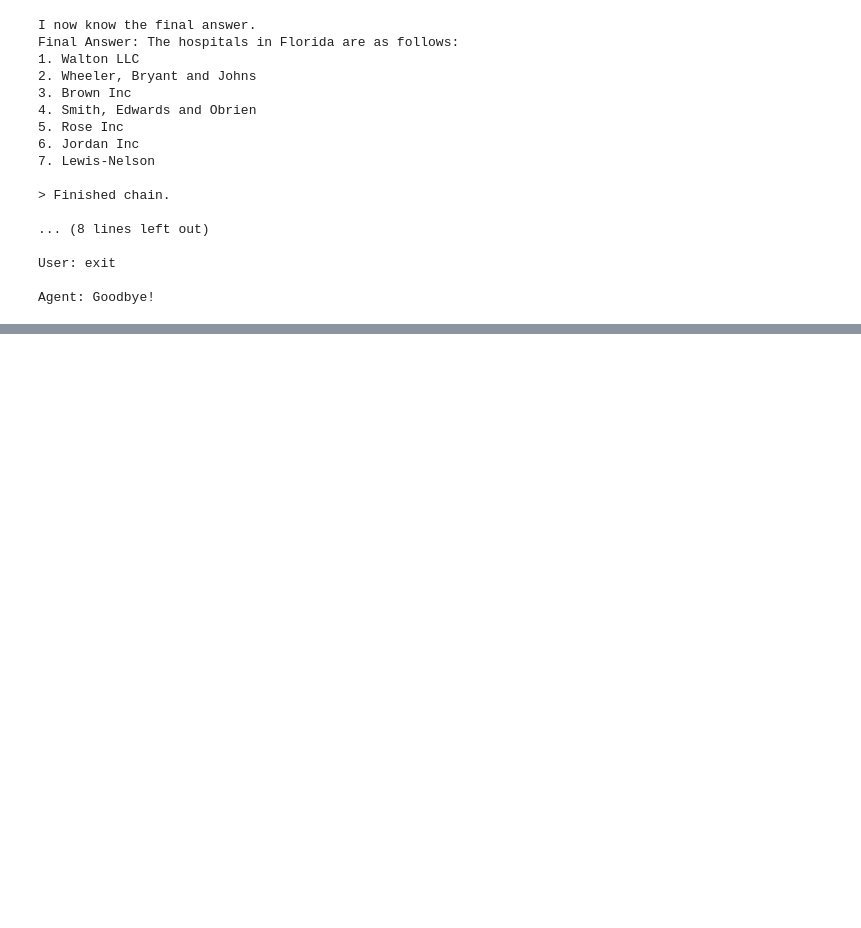
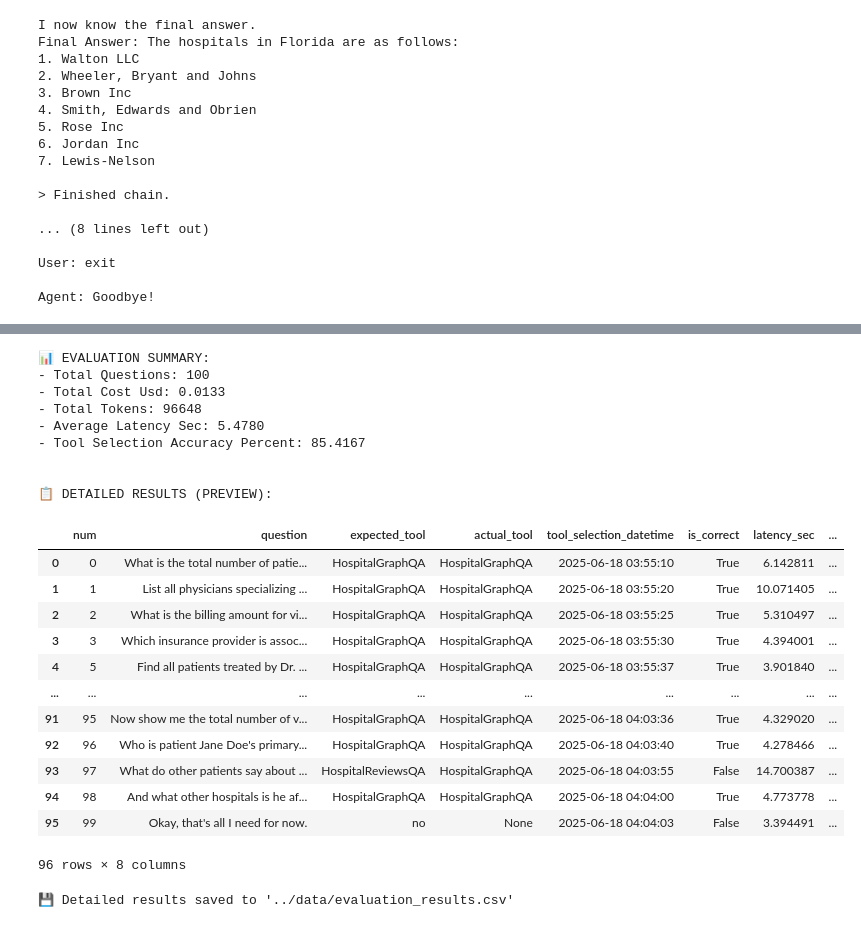
Before and after one commit to vansy1511/vansy-f8a-genai-test, a Jupyter notebook: src/vansy_f8a_genai_test/a03_rag_and_reasoning_frameworks_tutorial/assets/code/react_agent_chatbot.ipynb, the cells around one changed output, grey strips where cells are left out. Cells and saved outputs as stored; diff of their text form; code cells hidden in the pictures; blank space fills up the shorter version.

Commit message:
add module evaluation agent and use it in the notebook

```diff
--- a/src/vansy_f8a_genai_test/a03_rag_and_reasoning_frameworks_tutorial/assets/code/react_agent_chatbot.ipynb
+++ b/src/vansy_f8a_genai_test/a03_rag_and_reasoning_frameworks_tutorial/assets/code/react_agent_chatbot.ipynb
@@ -369,0 +317,4 @@ action.tool
+# %%
+csv_filepath = "../data/evaluation_data.csv"
+# %%
+summary, details_df = evaluate_agent(agent_executor, csv_filepath)
@@ -369,0 +527,40 @@ action.tool
+# %%
+if summary:
+    print("\n\n📊 EVALUATION SUMMARY:")
+    for key, value in summary.items():
+        if isinstance(value, float):
+            print(f"- {key.replace('_', ' ').title()}: {value:.4f}")
+        else:
+            print(f"- {key.replace('_', ' ').title()}: {value}")
+
+    print("\n\n📋 DETAILED RESULTS (PREVIEW):")
+    display(details_df)
+
+    # NEW: Save the detailed results DataFrame to a new CSV file
+    output_filename = "../data/evaluation_results.csv"
+    details_df.to_csv(output_filename, index=False)
+    print(f"\n\n💾 Detailed results saved to '{output_filename}'")
+# %% [output]
+📊 EVALUATION SUMMARY:
+- Total Questions: 100
+- Total Cost Usd: 0.0133
+- Total Tokens: 96648
+- Average Latency Sec: 5.4780
+- Tool Selection Accuracy Percent: 85.4167
+
+
+📋 DETAILED RESULTS (PREVIEW):
+|  | num | question | expected_tool | actual_tool | tool_selection_datetime | is_correct | latency_sec | ... |
+| 0 | 0 | What is the total number of patie... | HospitalGraphQA | HospitalGraphQA | 2025-06-18 03:55:10 | True | 6.142811 | ... |
+| 1 | 1 | List all physicians specializing ... | HospitalGraphQA | HospitalGraphQA | 2025-06-18 03:55:20 | True | 10.071405 | ... |
+| 2 | 2 | What is the billing amount for vi... | HospitalGraphQA | HospitalGraphQA | 2025-06-18 03:55:25 | True | 5.310497 | ... |
+| 3 | 3 | Which insurance provider is assoc... | HospitalGraphQA | HospitalGraphQA | 2025-06-18 03:55:30 | True | 4.394001 | ... |
+| 4 | 5 | Find all patients treated by Dr. ... | HospitalGraphQA | HospitalGraphQA | 2025-06-18 03:55:37 | True | 3.901840 | ... |
+| ... | ... | ... | ... | ... | ... | ... | ... | ... |
+| 91 | 95 | Now show me the total number of v... | HospitalGraphQA | HospitalGraphQA | 2025-06-18 04:03:36 | True | 4.329020 | ... |
+| 92 | 96 | Who is patient Jane Doe's primary... | HospitalGraphQA | HospitalGraphQA | 2025-06-18 04:03:40 | True | 4.278466 | ... |
+| 93 | 97 | What do other patients say about ... | HospitalReviewsQA | HospitalGraphQA | 2025-06-18 04:03:55 | False | 14.700387 | ... |
+| 94 | 98 | And what other hospitals is he af... | HospitalGraphQA | HospitalGraphQA | 2025-06-18 04:04:00 | True | 4.773778 | ... |
+| 95 | 99 | Okay, that's all I need for now. | no | None | 2025-06-18 04:04:03 | False | 3.394491 | ... |
+96 rows × 8 columns
+💾 Detailed results saved to '../data/evaluation_results.csv'
```
Also changed, not shown: parts of 9 cells of this notebook, 1 other file.
